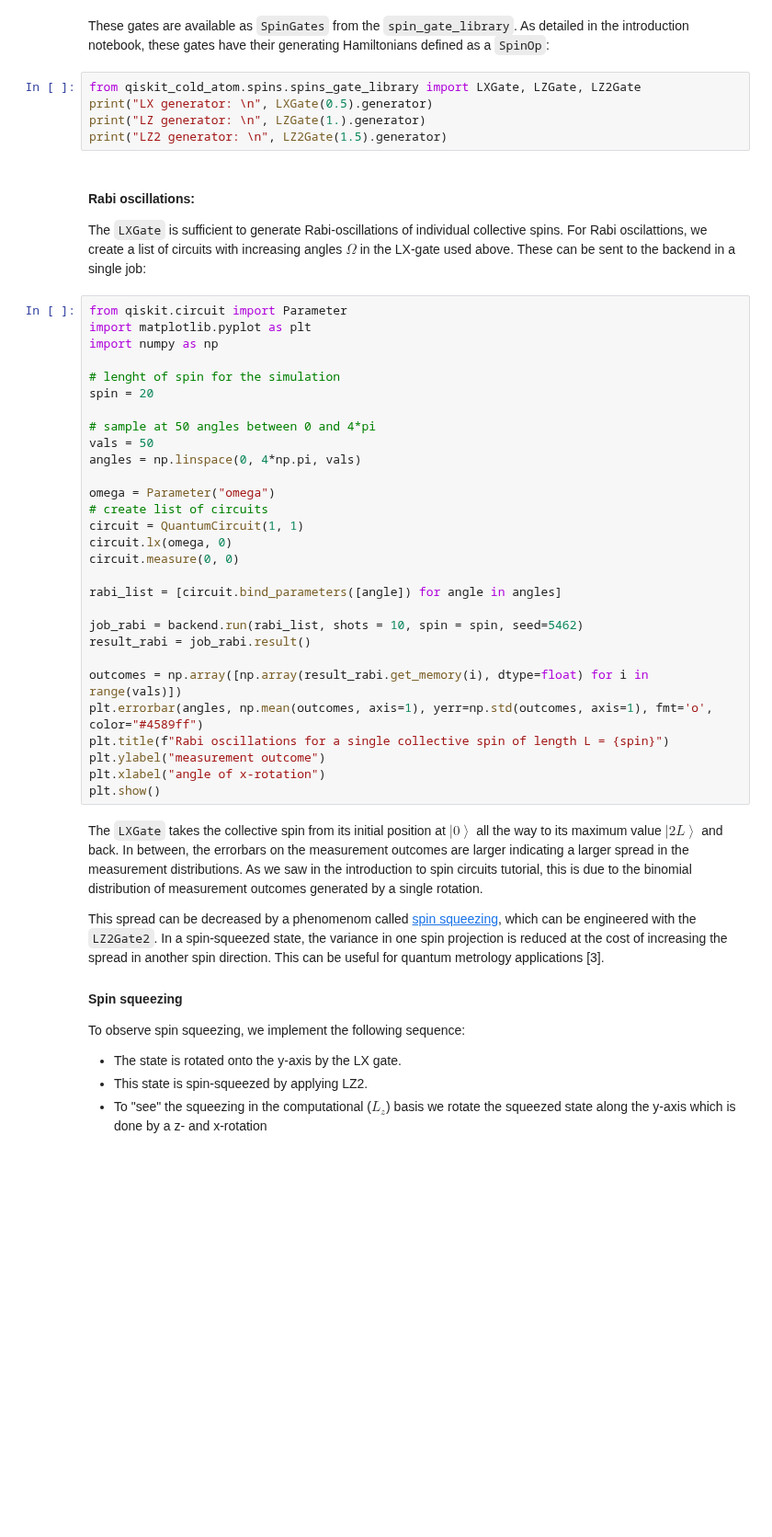
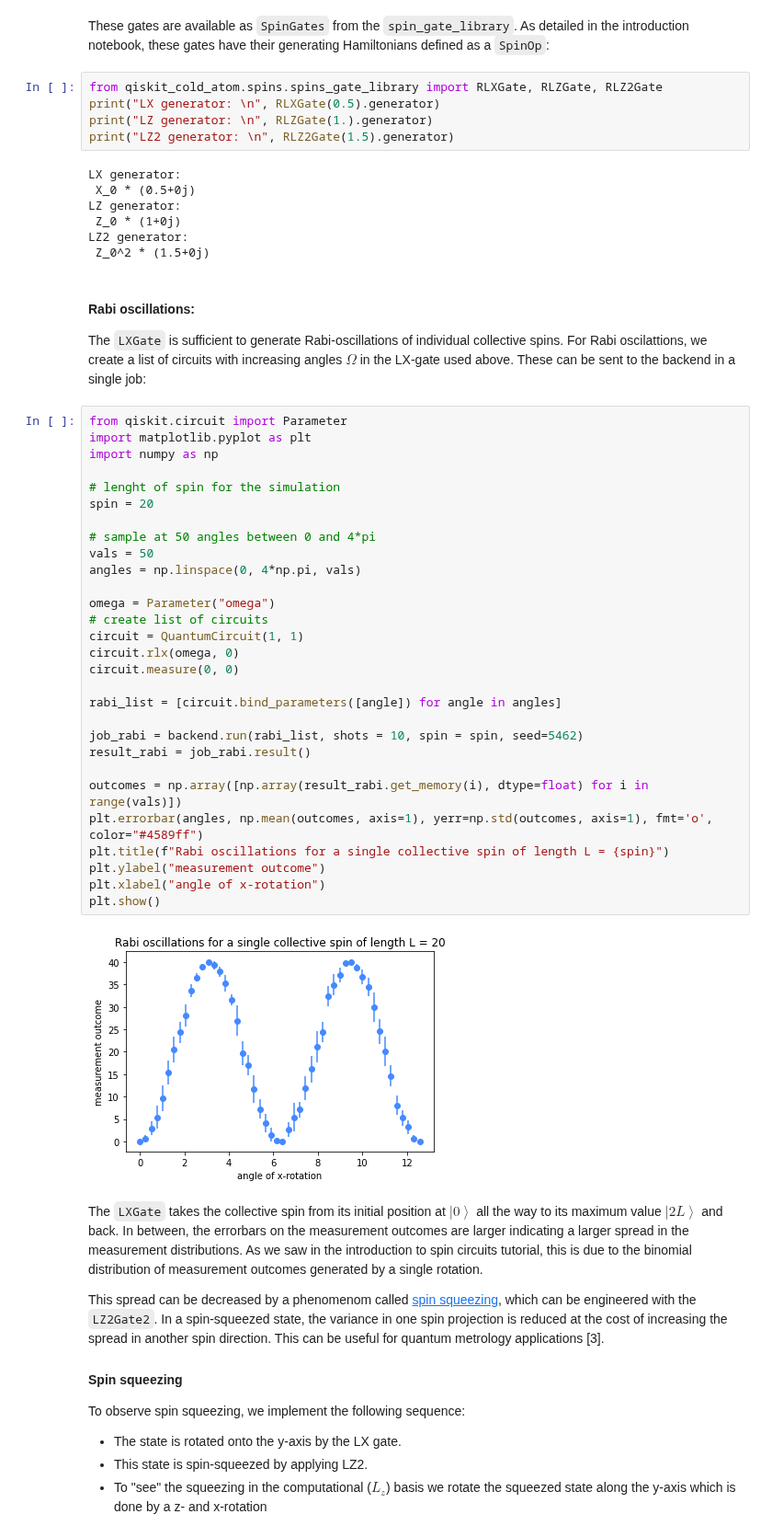
Before and after one commit to qiskit-community/qiskit-cold-atom, a Jupyter notebook: docs/tutorials/04_collective_spin_hardware.ipynb, the cells around one changed output. Shown at 92% size. Drawn from its saved outputs; the diff is of its cells as text; blank space fills up the shorter version.

```diff
--- a/docs/tutorials/04_collective_spin_hardware.ipynb
+++ b/docs/tutorials/04_collective_spin_hardware.ipynb
@@ -85,10 +87,17 @@ Similar to the [fermionic gateset](./03_fermionic_tweezer_hardware.ipynb) built
 # %% [markdown]
 These gates are available as `SpinGates` from the `spin_gate_library`. As detailed in the introduction notebook, these gates have their generating Hamiltonians defined as a `SpinOp`:
 # %%
-from qiskit_cold_atom.spins.spins_gate_library import LXGate, LZGate, LZ2Gate
-print("LX generator: \n", LXGate(0.5).generator)
-print("LZ generator: \n", LZGate(1.).generator)
-print("LZ2 generator: \n", LZ2Gate(1.5).generator)
+from qiskit_cold_atom.spins.spins_gate_library import RLXGate, RLZGate, RLZ2Gate
+print("LX generator: \n", RLXGate(0.5).generator)
+print("LZ generator: \n", RLZGate(1.).generator)
+print("LZ2 generator: \n", RLZ2Gate(1.5).generator)
+# %% [output]
+LX generator:
+ X_0 * (0.5+0j)
+LZ generator:
+ Z_0 * (1+0j)
+LZ2 generator:
+ Z_0^2 * (1.5+0j)
 # %% [markdown]
 #### Rabi oscillations:
 
@@ -96,32 +105,34 @@ The `LXGate` is sufficient to generate Rabi-oscillations of individual collectiv
 # %%
 from qiskit.circuit import Parameter
 import matplotlib.pyplot as plt
 import numpy as np
 
 # lenght of spin for the simulation
 spin = 20
 
 # sample at 50 angles between 0 and 4*pi
 vals = 50
 angles = np.linspace(0, 4*np.pi, vals)
 
 omega = Parameter("omega")
 # create list of circuits
 circuit = QuantumCircuit(1, 1)
-circuit.lx(omega, 0)
+circuit.rlx(omega, 0)
 circuit.measure(0, 0)
 
 rabi_list = [circuit.bind_parameters([angle]) for angle in angles]
 
 job_rabi = backend.run(rabi_list, shots = 10, spin = spin, seed=5462)
 result_rabi = job_rabi.result()
 
 outcomes = np.array([np.array(result_rabi.get_memory(i), dtype=float) for i in range(vals)])
 plt.errorbar(angles, np.mean(outcomes, axis=1), yerr=np.std(outcomes, axis=1), fmt='o', color="#4589ff")
 plt.title(f"Rabi oscillations for a single collective spin of length L = {spin}")
 plt.ylabel("measurement outcome")
 plt.xlabel("angle of x-rotation")
 plt.show()
+# %% [output]
+[figure, added]
 # %% [markdown]
 The `LXGate` takes the collective spin from its initial position at $\left| 0 \right>$ all the way to its maximum value $\left| 2L \right>$ and back. In between, the errorbars on the measurement outcomes are larger indicating a larger spread in the measurement distributions. As we saw in the introduction to spin circuits tutorial, this is due to the binomial distribution of measurement outcomes generated by a single rotation.
 
```
Also changed, not shown: parts of 8 cells of this notebook, 12 other files.
